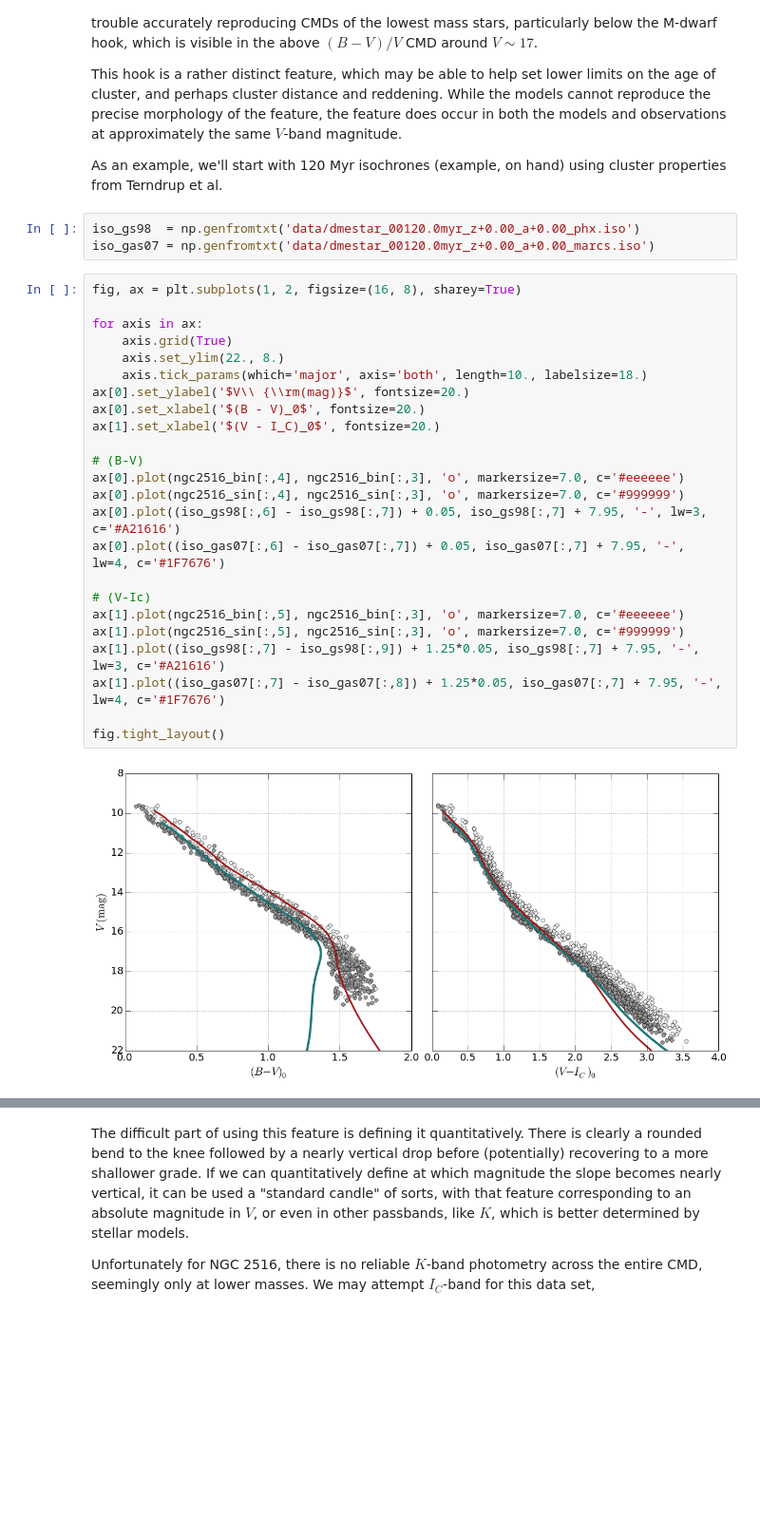
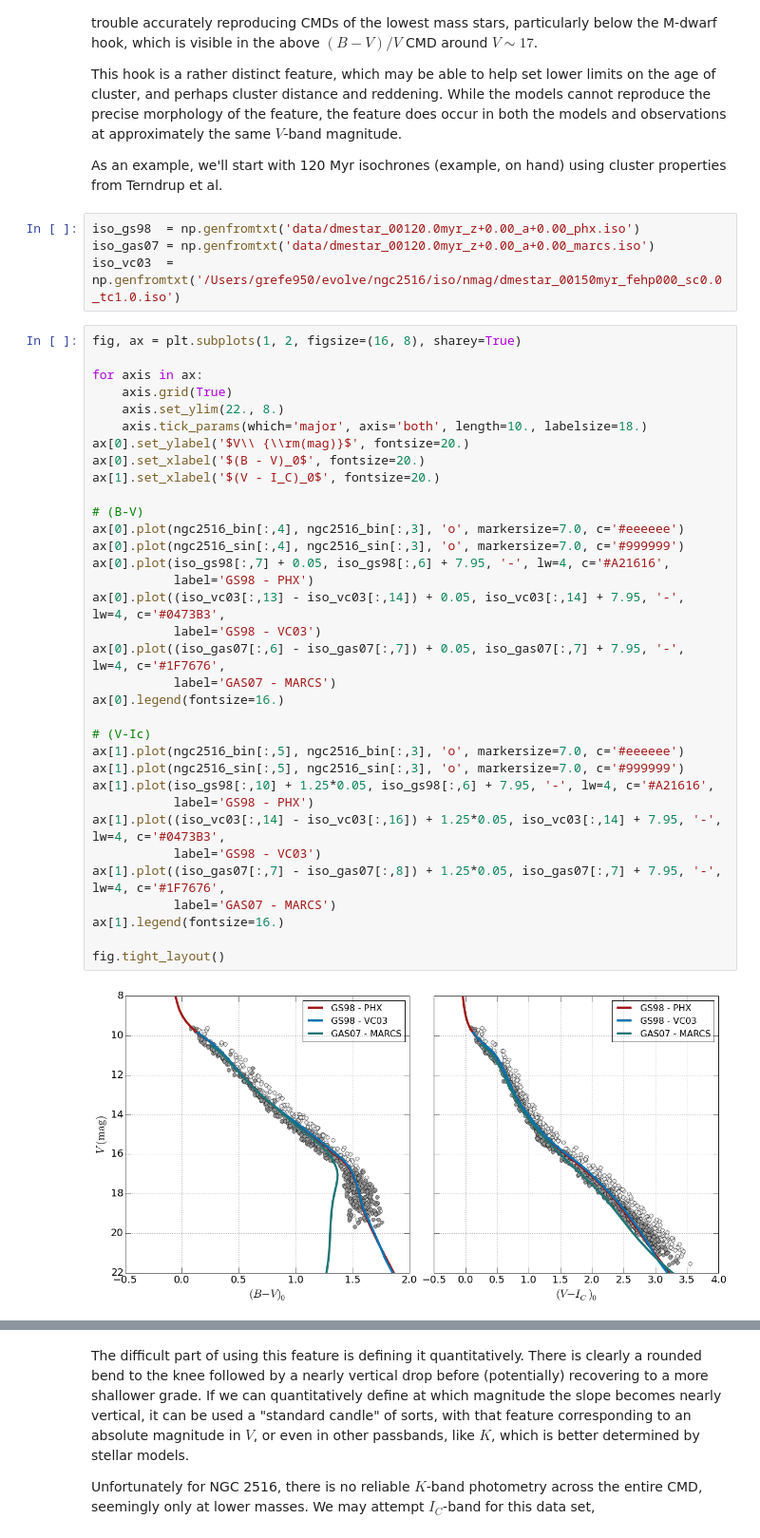
Before and after one commit to gfeiden/Notebook, a Jupyter notebook: Projects/ngc2516_spots/cmd_age_composition.ipynb, the cells around one changed output, grey strips where cells are left out. Shown at 95% size. Saved outputs shown, nothing was run; the diff lists cells and outputs as text; blank space fills up the shorter version.

```diff
--- a/Projects/ngc2516_spots/cmd_age_composition.ipynb
+++ b/Projects/ngc2516_spots/cmd_age_composition.ipynb
@@ -69,32 +69,43 @@ As an example, we'll start with 120 Myr isochrones (example, on hand) using clus
 # %%
 iso_gs98  = np.genfromtxt('data/dmestar_00120.0myr_z+0.00_a+0.00_phx.iso')
 iso_gas07 = np.genfromtxt('data/dmestar_00120.0myr_z+0.00_a+0.00_marcs.iso')
+iso_vc03  = np.genfromtxt('/Users/grefe950/evolve/ngc2516/iso/nmag/dmestar_00150myr_fehp000_sc0.0_tc1.0.iso')
 # %%
 fig, ax = plt.subplots(1, 2, figsize=(16, 8), sharey=True)
 
 for axis in ax:
     axis.grid(True)
     axis.set_ylim(22., 8.)
     axis.tick_params(which='major', axis='both', length=10., labelsize=18.)
 ax[0].set_ylabel('$V\\ {\\rm(mag)}$', fontsize=20.)
 ax[0].set_xlabel('$(B - V)_0$', fontsize=20.)
 ax[1].set_xlabel('$(V - I_C)_0$', fontsize=20.)
 
 # (B-V)
 ax[0].plot(ngc2516_bin[:,4], ngc2516_bin[:,3], 'o', markersize=7.0, c='#eeeeee')
 ax[0].plot(ngc2516_sin[:,4], ngc2516_sin[:,3], 'o', markersize=7.0, c='#999999')
-ax[0].plot((iso_gs98[:,6] - iso_gs98[:,7]) + 0.05, iso_gs98[:,7] + 7.95, '-', lw=3, c='#A21616')
-ax[0].plot((iso_gas07[:,6] - iso_gas07[:,7]) + 0.05, iso_gas07[:,7] + 7.95, '-', lw=4, c='#1F7676')
+ax[0].plot(iso_gs98[:,7] + 0.05, iso_gs98[:,6] + 7.95, '-', lw=4, c='#A21616',
+           label='GS98 - PHX')
+ax[0].plot((iso_vc03[:,13] - iso_vc03[:,14]) + 0.05, iso_vc03[:,14] + 7.95, '-', lw=4, c='#0473B3',
+           label='GS98 - VC03')
+ax[0].plot((iso_gas07[:,6] - iso_gas07[:,7]) + 0.05, iso_gas07[:,7] + 7.95, '-', lw=4, c='#1F7676',
+           label='GAS07 - MARCS')
+ax[0].legend(fontsize=16.)
 
 # (V-Ic)
 ax[1].plot(ngc2516_bin[:,5], ngc2516_bin[:,3], 'o', markersize=7.0, c='#eeeeee')
 ax[1].plot(ngc2516_sin[:,5], ngc2516_sin[:,3], 'o', markersize=7.0, c='#999999')
-ax[1].plot((iso_gs98[:,7] - iso_gs98[:,9]) + 1.25*0.05, iso_gs98[:,7] + 7.95, '-', lw=3, c='#A21616')
-ax[1].plot((iso_gas07[:,7] - iso_gas07[:,8]) + 1.25*0.05, iso_gas07[:,7] + 7.95, '-', lw=4, c='#1F7676')
+ax[1].plot(iso_gs98[:,10] + 1.25*0.05, iso_gs98[:,6] + 7.95, '-', lw=4, c='#A21616',
+           label='GS98 - PHX')
+ax[1].plot((iso_vc03[:,14] - iso_vc03[:,16]) + 1.25*0.05, iso_vc03[:,14] + 7.95, '-', lw=4, c='#0473B3',
+           label='GS98 - VC03')
+ax[1].plot((iso_gas07[:,7] - iso_gas07[:,8]) + 1.25*0.05, iso_gas07[:,7] + 7.95, '-', lw=4, c='#1F7676',
+           label='GAS07 - MARCS')
+ax[1].legend(fontsize=16.)
 
 fig.tight_layout()
 # %% [output]
-[figure, old version]
+[figure, new version]
 # %% [markdown]
 Take note that the red isochrone is computed with the GS98 solar abundance distribution and the blue isochrone is computed with the GAS07 abundance distribution.
 
```
Also changed, not shown: parts of 7 cells of this notebook, 5 other files.
